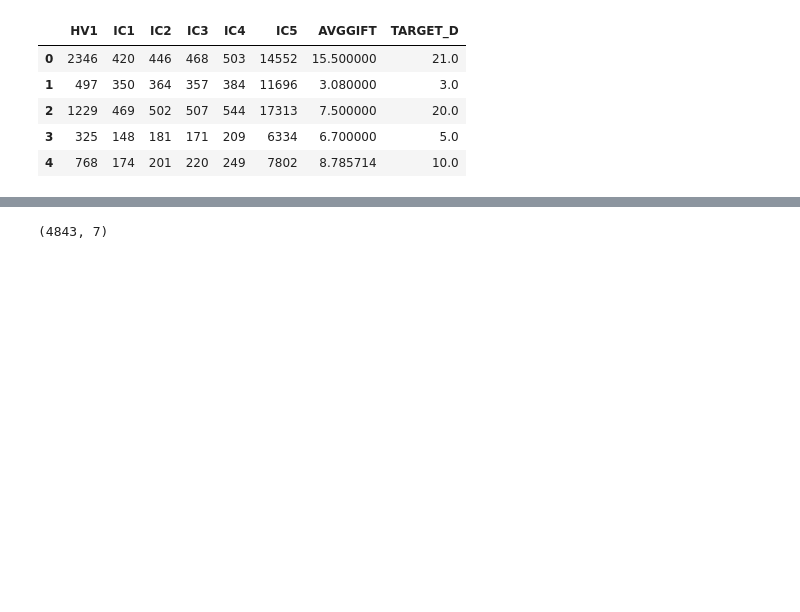
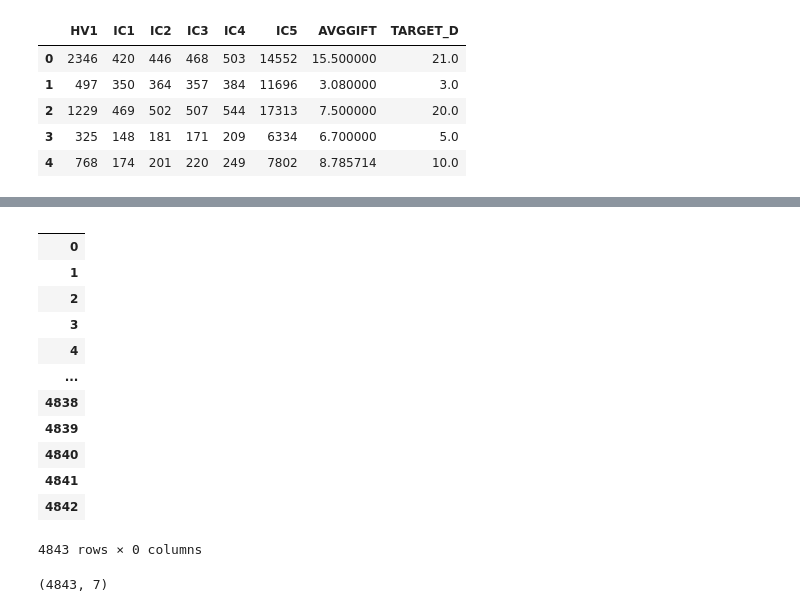
Before and after one commit to siriamanda/ironhack-data-analytics, a Jupyter notebook: Unit-1/week-1-5-machine-learning/lesson_1.06_and_1.07_Sian_notebook.ipynb, the cells around one changed output, grey strips where cells are left out. Cells and saved outputs as stored; diff of their text form; code cells hidden in the pictures; blank space fills up the shorter version.

```diff
--- a/Unit-1/week-1-5-machine-learning/lesson_1.06_and_1.07_Sian_notebook.ipynb
+++ b/Unit-1/week-1-5-machine-learning/lesson_1.06_and_1.07_Sian_notebook.ipynb
@@ -397,3 +413,19 @@ X_cat = data.select_dtypes(include = np.object)
+# %%
+X_cat
+# %% [output]
+|  |
+| 0 |
+| 1 |
+| 2 |
+| 3 |
+| 4 |
+| ... |
+| 4838 |
+| 4839 |
+| 4840 |
+| 4841 |
+| 4842 |
+4843 rows × 0 columns
 # %%
 # Standardizing data
 # %%
```
Also changed, not shown: parts of 6 cells of this notebook, 25 other files.
